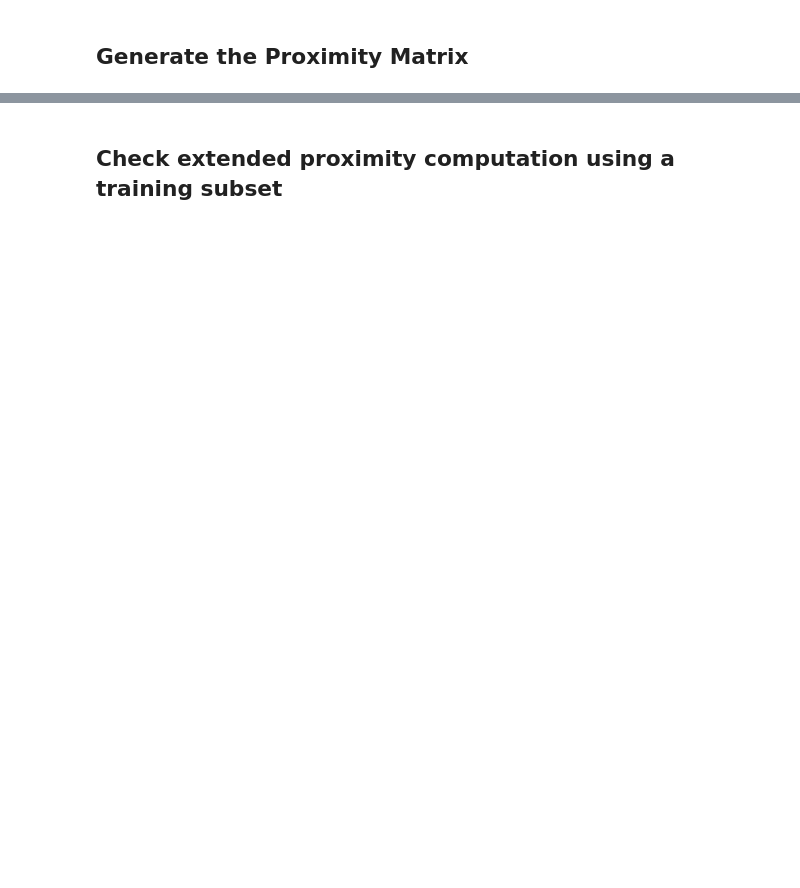
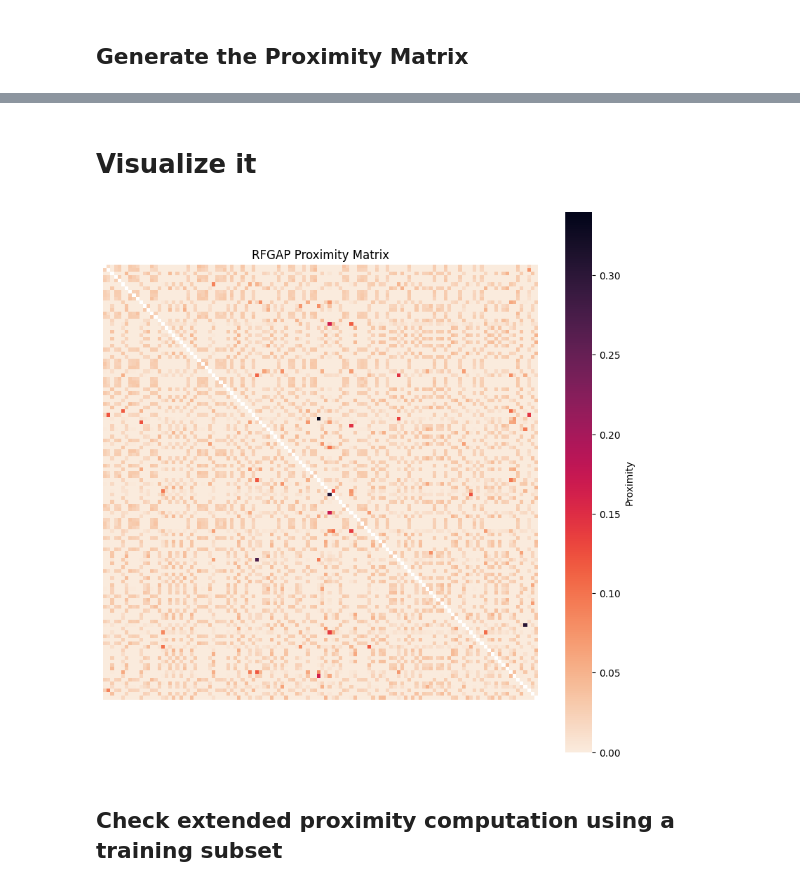
Before and after one commit to jakerhodes/RF-GAP-Python, a Jupyter notebook: demo.ipynb, the cells around one changed output, grey strips where cells are left out. Drawn from its saved outputs; the diff is of its cells as text; code cells hidden in the pictures; blank space fills up the shorter version.

```diff
--- a/demo.ipynb
+++ b/demo.ipynb
@@ -16,7 +16,6 @@ import seaborn as sns
 # %%
 seed = 42
 prox_method = 'rfgap'
-normalize = False
 force_symmetric = False
 non_zero_diagonal = False
 oob_score = True
@@ -24,7 +23,7 @@ verbose=True
 test_size=0.2
 n_jobs = -1
 
-data = pd.read_csv('/Users/aumona/Projects/RF-GAP-Python/datasets/iris.csv')
+data = pd.read_csv('/Users/aumona/Projects/RF-GAP-Python/data/iris.csv')
 x, y   = dataprep(data)
 
 n_samples = x.shape[0]
@@ -41,7 +40,7 @@ Number of features: 4
 ## Train the RF Model
 # %%
 rf = RFGAP(y = y_train, prox_method = prox_method, matrix_type = 'sparse', oob_score = True, non_zero_diagonal = non_zero_diagonal,
-           random_state = seed, n_jobs = n_jobs, normalize = normalize, force_symmetric = force_symmetric, verbose=verbose)
+           random_state = seed, n_jobs = n_jobs, force_symmetric = force_symmetric, verbose=verbose)
 # %%
 rf.fit(x_train, y_train)
 # %% [output]
@@ -82,3 +68,19 @@ Calculating asymmetric proximities (T-loop list extend)...
+# %% [markdown]
+# Visualize it
+# %%
+
+prox_mat = prox.toarray()
+
+# mask diagonal to emphasize off-diagonal proximities
+mask = np.eye(prox_mat.shape[0], dtype=bool)
+
+fig, ax = plt.subplots(figsize=(10, 10))
+sns.heatmap(prox_mat, ax=ax, cmap='rocket_r', vmin=0, vmax=prox_mat.max(), mask=mask,
+            xticklabels=False, yticklabels=False, square=True, cbar_kws={'label': 'Proximity'})
+ax.set_title(f'{prox_method.upper()} Proximity Matrix')
+plt.show()
+# %% [output]
+[figure, added]
 # %% [markdown]
 ## Check extended proximity computation using a training subset
 # %%
```
Also changed, not shown: parts of 6 cells of this notebook.
